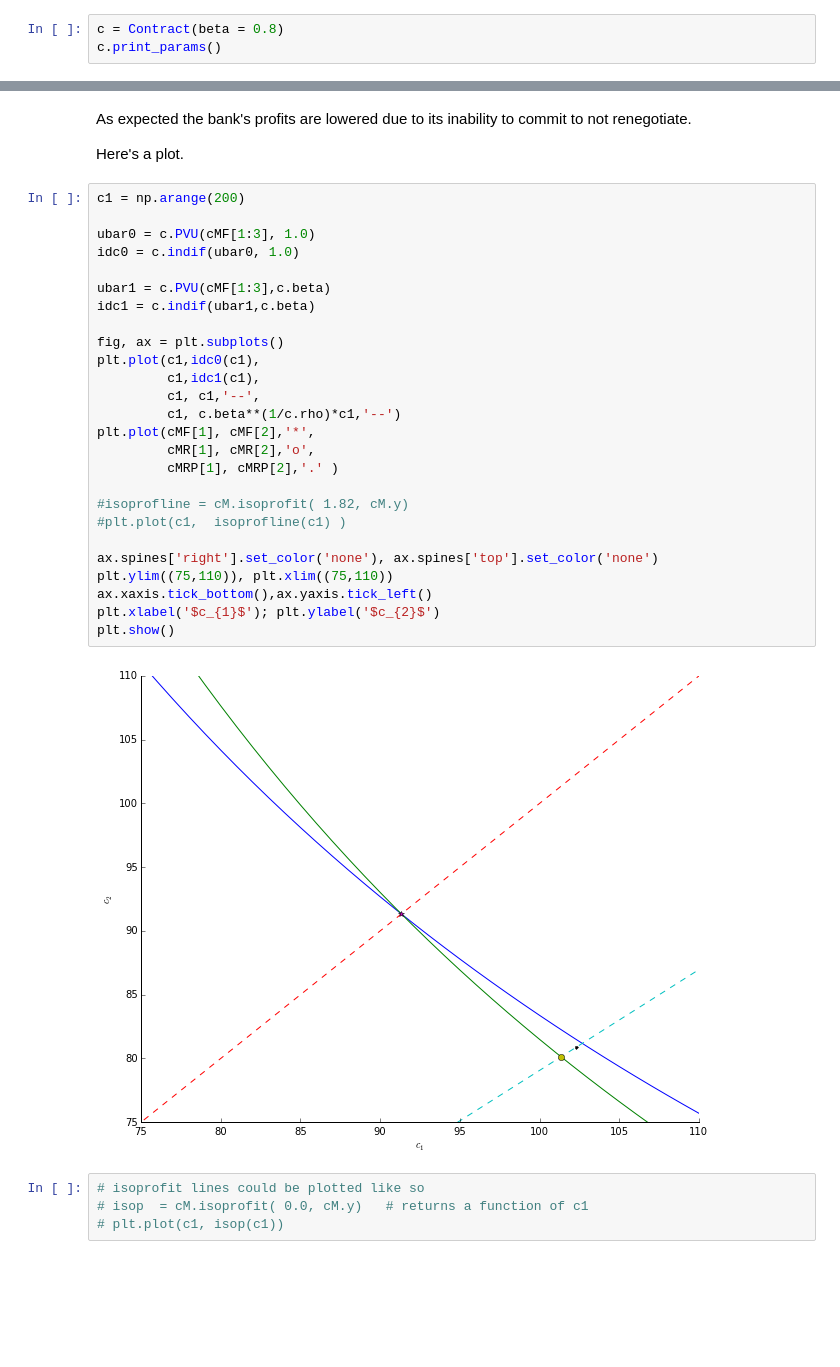
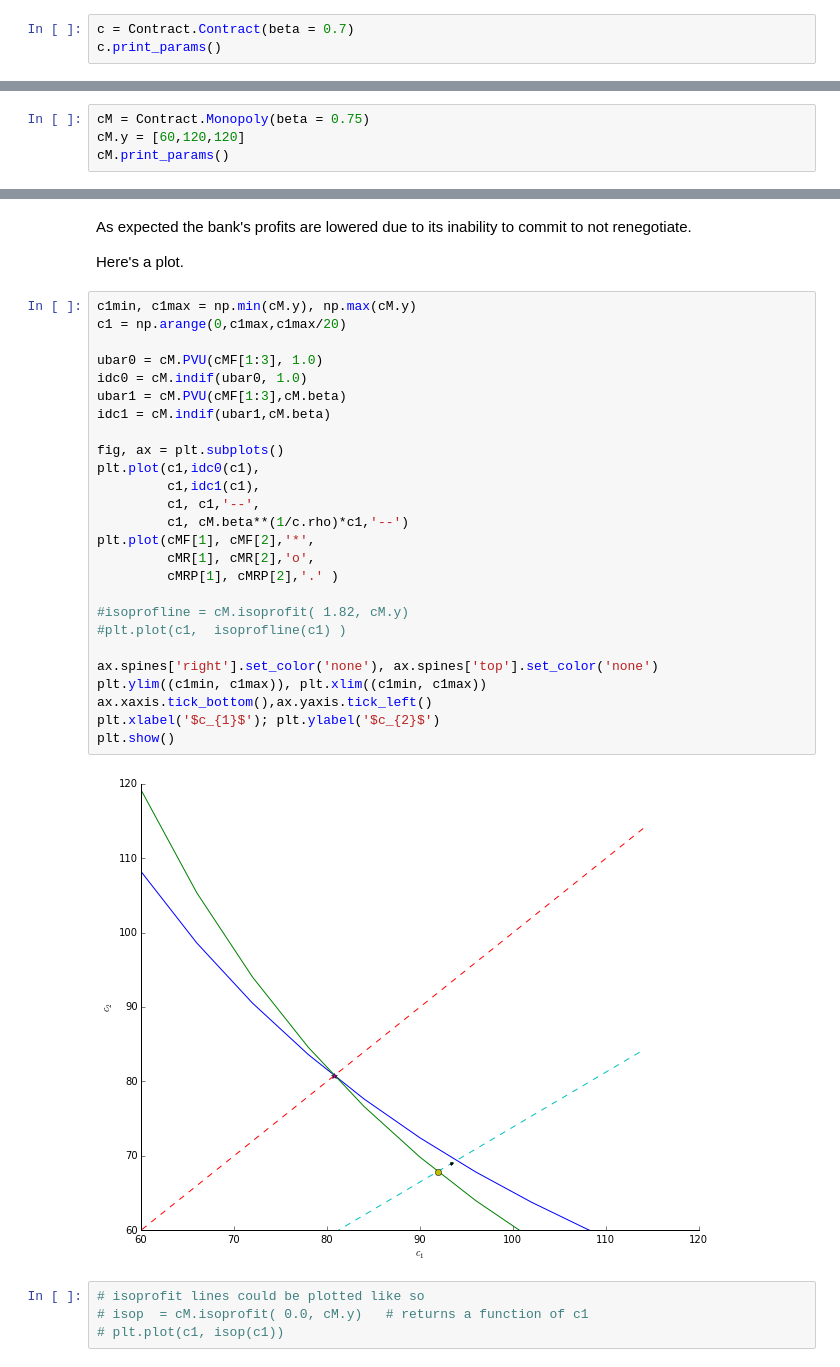
Before and after one commit to jhconning/renegotiation, a Jupyter notebook: py/monopoly.ipynb, the cells around one changed output, grey strips where cells are left out. Saved outputs shown, nothing was run; the diff lists cells and outputs as text; blank space fills up the shorter version.

```diff
--- a/py/monopoly.ipynb
+++ b/py/monopoly.ipynb
@@ -119,6 +81,6 @@ Let's demonstrate simple use. The following call establishes 'c' as a particular
 
 We then call on the print_params method to print out a summary of properties (parameters) of this specific contract c.
 # %%
-c = Contract(beta = 0.8)
+c = Contract.Contract(beta = 0.7)
 c.print_params()
 # %% [output]
@@ -229,0 +129,4 @@ y       : [70, 115, 115]
+# %%
+cM = Contract.Monopoly(beta = 0.75)
+cM.y = [60,120,120]
+cM.print_params()
@@ -271,33 +184,33 @@ As expected the bank's profits are lowered due to its inability to commit to not
 
 Here's a plot.
 # %%
-c1 = np.arange(200)
+c1min, c1max = np.min(cM.y), np.max(cM.y)
+c1 = np.arange(0,c1max,c1max/20)
 
-ubar0 = c.PVU(cMF[1:3], 1.0)
-idc0 = c.indif(ubar0, 1.0)
-
-ubar1 = c.PVU(cMF[1:3],c.beta)
-idc1 = c.indif(ubar1,c.beta)
+ubar0 = cM.PVU(cMF[1:3], 1.0)
+idc0 = cM.indif(ubar0, 1.0)
+ubar1 = cM.PVU(cMF[1:3],cM.beta)
+idc1 = cM.indif(ubar1,cM.beta)
 
 fig, ax = plt.subplots()
 plt.plot(c1,idc0(c1),
          c1,idc1(c1),
          c1, c1,'--',
-         c1, c.beta**(1/c.rho)*c1,'--')
+         c1, cM.beta**(1/c.rho)*c1,'--')
 plt.plot(cMF[1], cMF[2],'*',
          cMR[1], cMR[2],'o',
          cMRP[1], cMRP[2],'.' )
 
 #isoprofline = cM.isoprofit( 1.82, cM.y)
 #plt.plot(c1,  isoprofline(c1) )
 
 ax.spines['right'].set_color('none'), ax.spines['top'].set_color('none')
-plt.ylim((75,110)), plt.xlim((75,110))
+plt.ylim((c1min, c1max)), plt.xlim((c1min, c1max))
 ax.xaxis.tick_bottom(),ax.yaxis.tick_left()
 plt.xlabel('$c_{1}$'); plt.ylabel('$c_{2}$')
 plt.show()
 # %% [output]
-[figure, old version]
+[figure, new version]
 # %%
 # isoprofit lines could be plotted like so
 # isop  = cM.isoprofit( 0.0, cM.y)   # returns a function of c1
```
Also changed, not shown: parts of 16 cells of this notebook, 3 other files.
